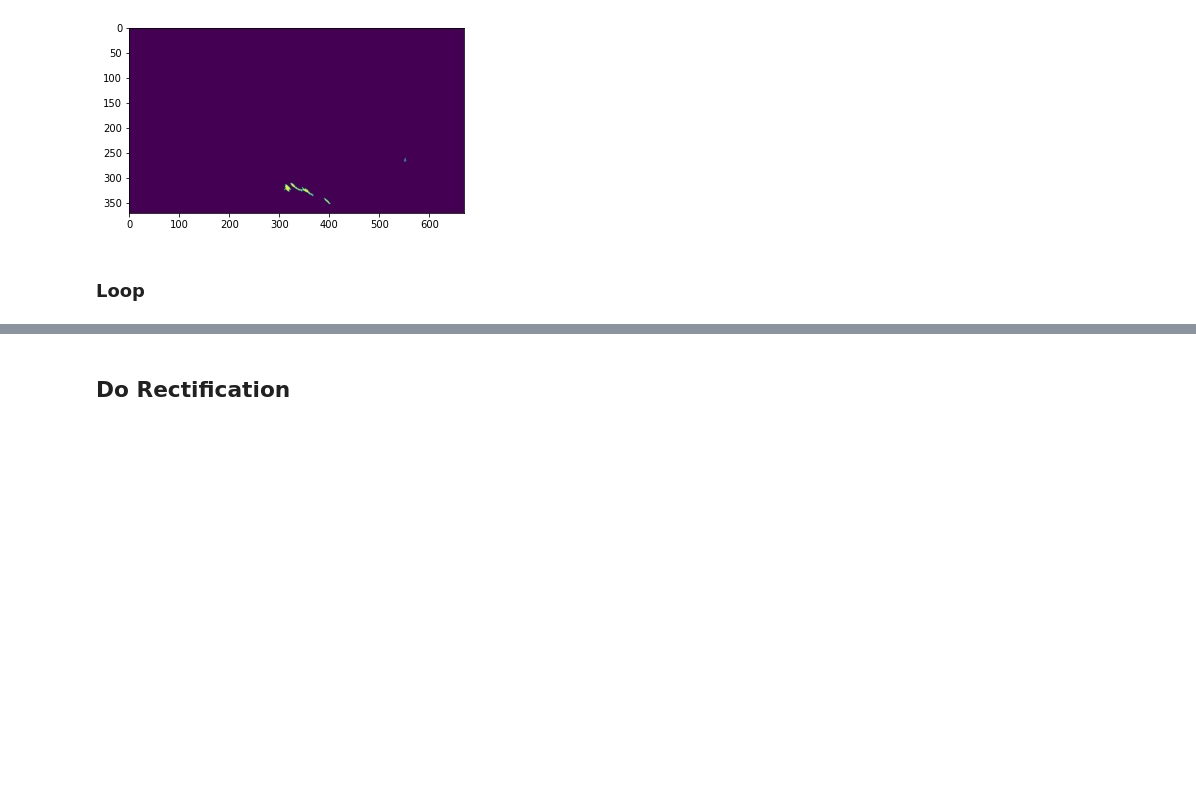
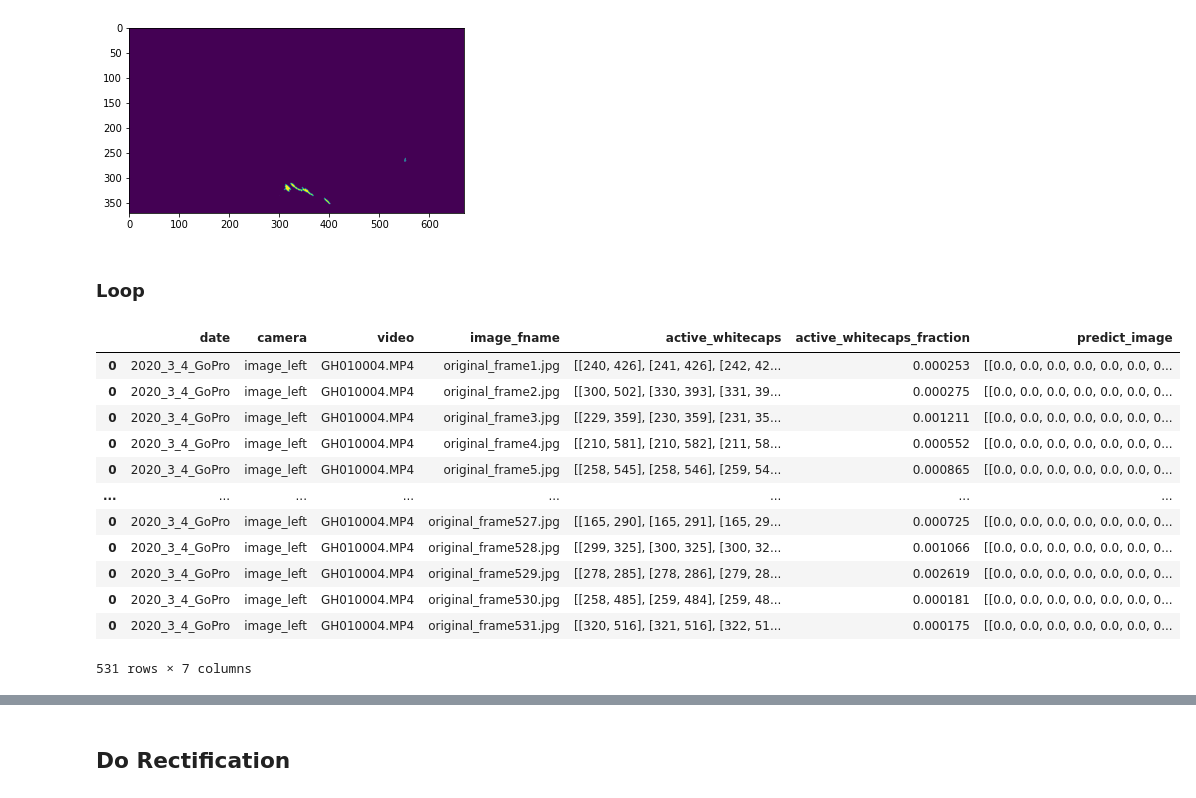
Before and after one commit to yangxin1022/my-whitecaps, a Jupyter notebook: code/load_model_2.ipynb, the cells around one changed output, grey strips where cells are left out. Cells and saved outputs as stored; diff of their text form; code cells hidden in the pictures; blank space fills up the shorter version.

```diff
--- a/code/load_model_2.ipynb
+++ b/code/load_model_2.ipynb
@@ -806,3 +806,19 @@ for fname in image_file:
         'active_whitecaps_fraction':[active_whitecaps_fraction],
         'predict_image':[output]
     }))
+# %%
+result
+# %% [output]
+|  | date | camera | video | image_fname | active_whitecaps | active_whitecaps_fraction | predict_image |
+| 0 | 2020_3_4_GoPro | image_left | GH010004.MP4 | original_frame1.jpg | [[240, 426], [241, 426], [242, 42... | 0.000253 | [[0.0, 0.0, 0.0, 0.0, 0.0, 0.0, 0... |
+| 0 | 2020_3_4_GoPro | image_left | GH010004.MP4 | original_frame2.jpg | [[300, 502], [330, 393], [331, 39... | 0.000275 | [[0.0, 0.0, 0.0, 0.0, 0.0, 0.0, 0... |
+| 0 | 2020_3_4_GoPro | image_left | GH010004.MP4 | original_frame3.jpg | [[229, 359], [230, 359], [231, 35... | 0.001211 | [[0.0, 0.0, 0.0, 0.0, 0.0, 0.0, 0... |
+| 0 | 2020_3_4_GoPro | image_left | GH010004.MP4 | original_frame4.jpg | [[210, 581], [210, 582], [211, 58... | 0.000552 | [[0.0, 0.0, 0.0, 0.0, 0.0, 0.0, 0... |
+| 0 | 2020_3_4_GoPro | image_left | GH010004.MP4 | original_frame5.jpg | [[258, 545], [258, 546], [259, 54... | 0.000865 | [[0.0, 0.0, 0.0, 0.0, 0.0, 0.0, 0... |
+| ... | ... | ... | ... | ... | ... | ... | ... |
+| 0 | 2020_3_4_GoPro | image_left | GH010004.MP4 | original_frame527.jpg | [[165, 290], [165, 291], [165, 29... | 0.000725 | [[0.0, 0.0, 0.0, 0.0, 0.0, 0.0, 0... |
+| 0 | 2020_3_4_GoPro | image_left | GH010004.MP4 | original_frame528.jpg | [[299, 325], [300, 325], [300, 32... | 0.001066 | [[0.0, 0.0, 0.0, 0.0, 0.0, 0.0, 0... |
+| 0 | 2020_3_4_GoPro | image_left | GH010004.MP4 | original_frame529.jpg | [[278, 285], [278, 286], [279, 28... | 0.002619 | [[0.0, 0.0, 0.0, 0.0, 0.0, 0.0, 0... |
+| 0 | 2020_3_4_GoPro | image_left | GH010004.MP4 | original_frame530.jpg | [[258, 485], [259, 484], [259, 48... | 0.000181 | [[0.0, 0.0, 0.0, 0.0, 0.0, 0.0, 0... |
+| 0 | 2020_3_4_GoPro | image_left | GH010004.MP4 | original_frame531.jpg | [[320, 516], [321, 516], [322, 51... | 0.000175 | [[0.0, 0.0, 0.0, 0.0, 0.0, 0.0, 0... |
+531 rows × 7 columns
```
Also changed, not shown: parts of 3 cells of this notebook.
